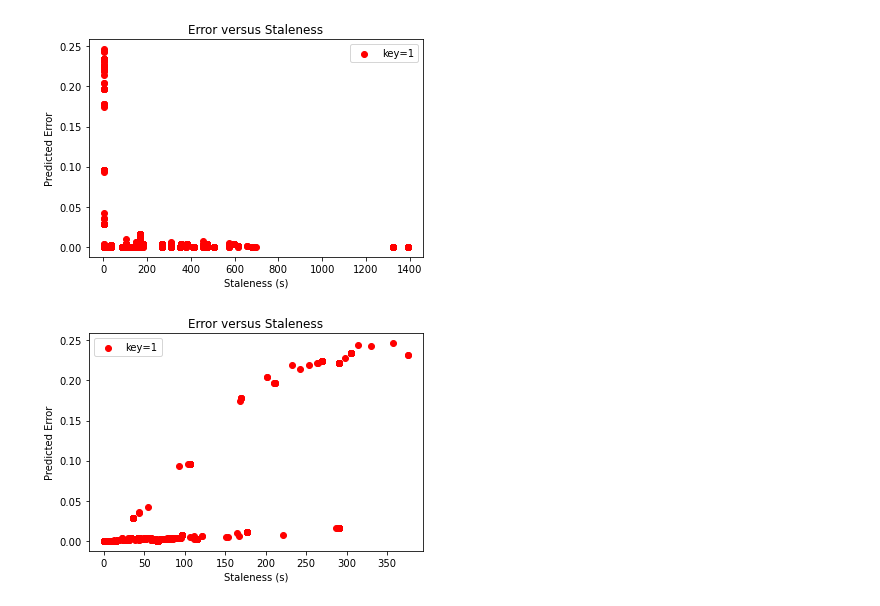
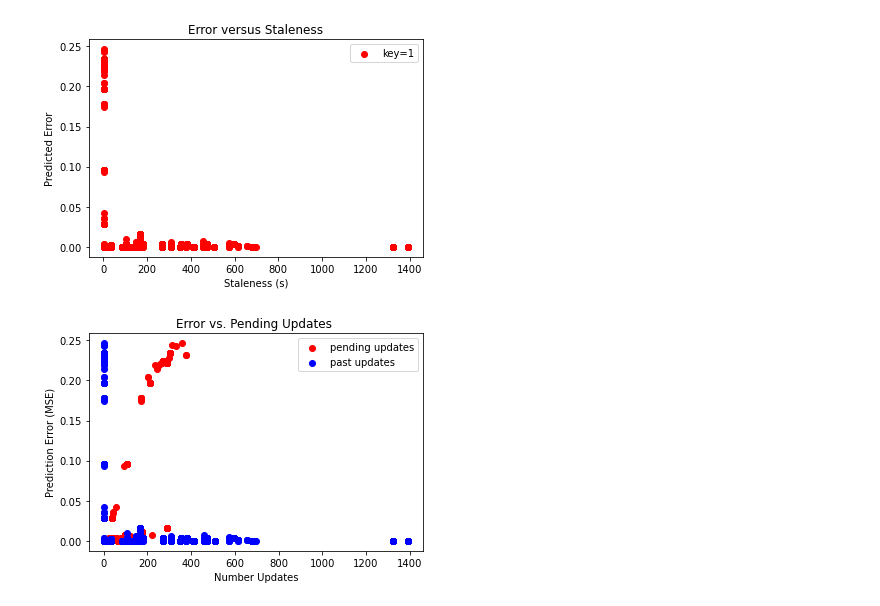
Before and after one commit to feature-store/experiments, a Jupyter notebook: nb/02-27-22 ALS Evaluation .ipynb, the cells around one changed output. Drawn from its saved outputs; the diff is of its cells as text; code cells hidden in the pictures.

```diff
--- a/nb/02-27-22 ALS Evaluation .ipynb
+++ b/nb/02-27-22 ALS Evaluation .ipynb
@@ -72,3 +81,6 @@ results_df
+# %%
+oracle_user_matrix = pickle.load(open(f"{results_dir}/oracle_models/user_matrix_5665418.pkl", "rb")).cpu().detach().numpy()
+oracle_movie_matrix = pickle.load(open(f"{results_dir}/oracle_models/movie_matrix_5665418.pkl", "rb")).cpu().detach().numpy()
 # %% [markdown]
 ## Read Dataset
 # %%
@@ -156,8 +184,9 @@ from tqdm import tqdm
 # %%
 data = []
 # %%
-for ts in tqdm(list(ts_to_time.keys())[72:]): #[3239, 3237, 4519, 10045, 10662]: # randomly selected timestamps to evaluate at
-    for user in events_df.user_id.value_counts().index.tolist()[:10]: #set(results_df.user_id.tolist()):
-
+#for ts in tqdm(list(ts_to_time.keys())[:50]): #[3239, 3237, 4519, 10045, 10662]: # randomly selected timestamps to evaluate at
+for ts in tqdm([100, 200, 300, 400, 500, 1000, 1500, 2000, 10000, 20000]):
+    for user in events_df.user_id.value_counts().index.tolist(): #set(results_df.user_id.tolist()):
+    #for user in [217]:
         d = evaluate_user(user, ts)
         if d is not None: data.append(d)
@@ -181,0 +354,5 @@ data_df
+# %%
+model = pickle.load(open("/data/wooders/ralf-vldb//datasets/ml-latest-small/random_forest_model", "rb"))
+# %%
+data_df["estimated_loss"] = model.predict(data_df[["staleness", "past_updates", "pending_updates"]].to_numpy())
+mean_squared_error(data_df["estimated_loss"].to_numpy(), data_df["prediction_loss"].to_numpy())
@@ -304,13 +488,15 @@ plt.show()
 # %% [output]
 [figure]
 # %%
-plt.scatter(data_df["pending_updates"].tolist(), data_df["prediction_loss"].tolist(), c ="red", label=f"key={key}")
+plt.scatter(data_df["pending_updates"].tolist(), data_df["prediction_loss"].tolist(), c ="red", label="pending updates")
+plt.scatter(data_df["past_updates"].tolist(), data_df["prediction_loss"].tolist(), c ="blue", label=f"past updates")
+
 
 plt.legend()
 # To show the plot
-plt.title("Error versus Staleness")
-plt.ylabel("Predicted Error")
-plt.xlabel("Staleness (s)")
+plt.title("Error vs. Pending Updates ")
+plt.ylabel("Prediction Error (MSE)")
+plt.xlabel("Number Updates")
 plt.show()
 # %% [output]
-[figure, old version]
+[figure, new version]
```
Also changed, not shown: parts of 24 cells of this notebook, 4 other files.
